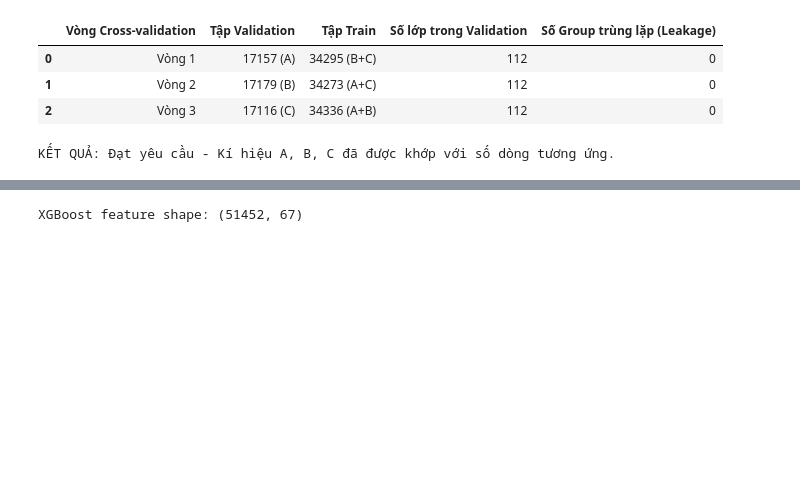
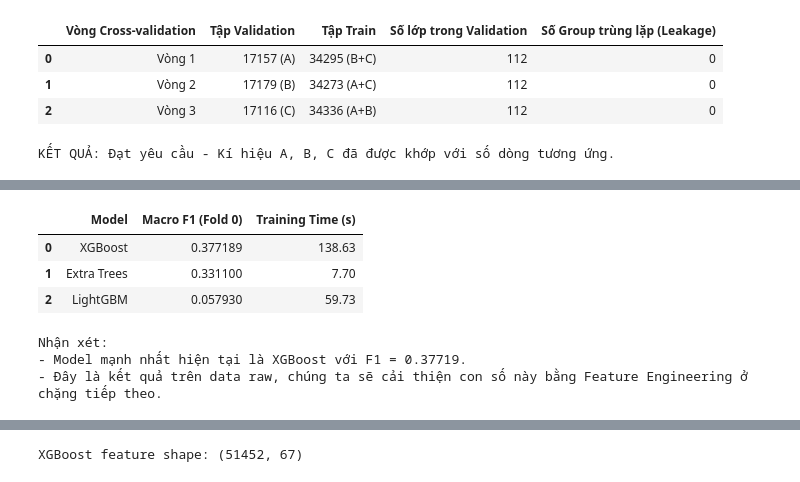
Before and after one commit to iTCuong090/Machine-Learning-Deep-Learning, a Jupyter notebook: ISE_TRAINNING_TEST_23-8-2026/ISE_music_genre_final_solution.ipynb, the cells around one changed output, grey strips where cells are left out. Cells and saved outputs as stored; diff of their text form; code cells hidden in the pictures; blank space fills up the shorter version.

Commit message:
Được tạo bằng Colab

```diff
--- a/ISE_TRAINNING_TEST_23-8-2026/ISE_music_genre_final_solution.ipynb
+++ b/ISE_TRAINNING_TEST_23-8-2026/ISE_music_genre_final_solution.ipynb
@@ -286,14 +219,0 @@ Thời gian huấn luyện: 163.23s
-# %%
-from sklearn.tree import DecisionTreeClassifier
-from sklearn.ensemble import RandomForestClassifier
-
-models_to_test = {
-    "Decision Tree": DecisionTreeClassifier(max_depth=15, random_state=SEED),
-    "Random Forest": RandomForestClassifier(n_estimators=100, min_samples_leaf=2, n_jobs=-1, random_state=SEED)
-}
-
-for name, model in models_to_test.items():
-    model.fit(raw_train.iloc[train_idx], y[train_idx])
-    m_preds = model.predict(raw_train.iloc[valid_idx])
-    m_score = f1_score(y[valid_idx], m_preds, average='macro')
-    print(f"{name} Macro F1: {m_score:.5f}")
@@ -468,0 +226,63 @@ display(pd.DataFrame(results_final_screening))
+# %%
+from xgboost import XGBClassifier
+from lightgbm import LGBMClassifier
+from sklearn.ensemble import ExtraTreesClassifier
+from sklearn.metrics import f1_score
+import time
+
+# 1. Chuẩn bị dữ liệu từ Fold 0
+train_idx, valid_idx = splits[0]
+X_train_raw = raw_train.iloc[train_idx]
+y_train = y[train_idx]
+X_valid_raw = raw_train.iloc[valid_idx]
+y_valid = y[valid_idx]
+
+# 2. Định nghĩa các model Baseline
+models = {
+    "XGBoost": XGBClassifier(
+        n_estimators=200, learning_rate=0.1, max_depth=6,
+        tree_method='hist', random_state=SEED, n_jobs=-1
+    ),
+    "Extra Trees": ExtraTreesClassifier(
+        n_estimators=120, min_samples_leaf=2,
+        n_jobs=-1, random_state=SEED
+    ),
+    "LightGBM": LGBMClassifier(
+        n_estimators=200, learning_rate=0.1,
+        random_state=SEED, n_jobs=-1, verbosity=-1
+    )
+}
+
+# 3. Huấn luyện và Đánh giá
+baseline_results = []
+
+for name, model in models.items():
+    start = time.perf_counter()
+    model.fit(X_train_raw, y_train)
+    duration = time.perf_counter() - start
+
+    preds = model.predict(X_valid_raw)
+    score = f1_score(y_valid, preds, average='macro')
+
+    baseline_results.append({
+        "Model": name,
+        "Macro F1 (Fold 0)": score,
+        "Training Time (s)": round(duration, 2)
+    })
+
+# 4. Hiển thị kết quả
+df_baseline = pd.DataFrame(baseline_results).sort_values("Macro F1 (Fold 0)", ascending=False)
+display(df_baseline)
+
+print("\nNhận xét:")
+# Sửa lỗi typo ở tên cột
+print(f"- Model mạnh nhất hiện tại là {df_baseline.iloc[0]['Model']} với F1 = {df_baseline.iloc[0]['Macro F1 (Fold 0)']:.5f}.")
+print("- Đây là kết quả trên data raw, chúng ta sẽ cải thiện con số này bằng Feature Engineering ở chặng tiếp theo.")
+# %% [output]
+|  | Model | Macro F1 (Fold 0) | Training Time (s) |
+| 0 | XGBoost | 0.377189 | 138.63 |
+| 1 | Extra Trees | 0.331100 | 7.70 |
+| 2 | LightGBM | 0.057930 | 59.73 |
+Nhận xét:
+- Model mạnh nhất hiện tại là XGBoost với F1 = 0.37719.
+- Đây là kết quả trên data raw, chúng ta sẽ cải thiện con số này bằng Feature Engineering ở chặng tiếp theo.
```
Also changed, not shown: parts of 17 cells of this notebook.
